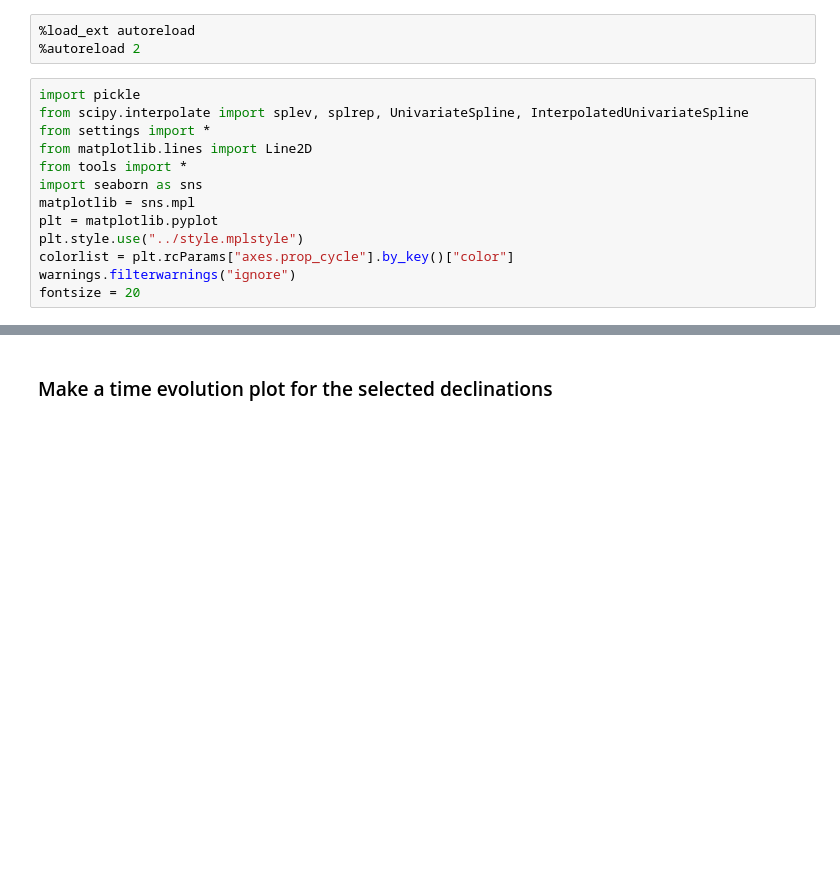
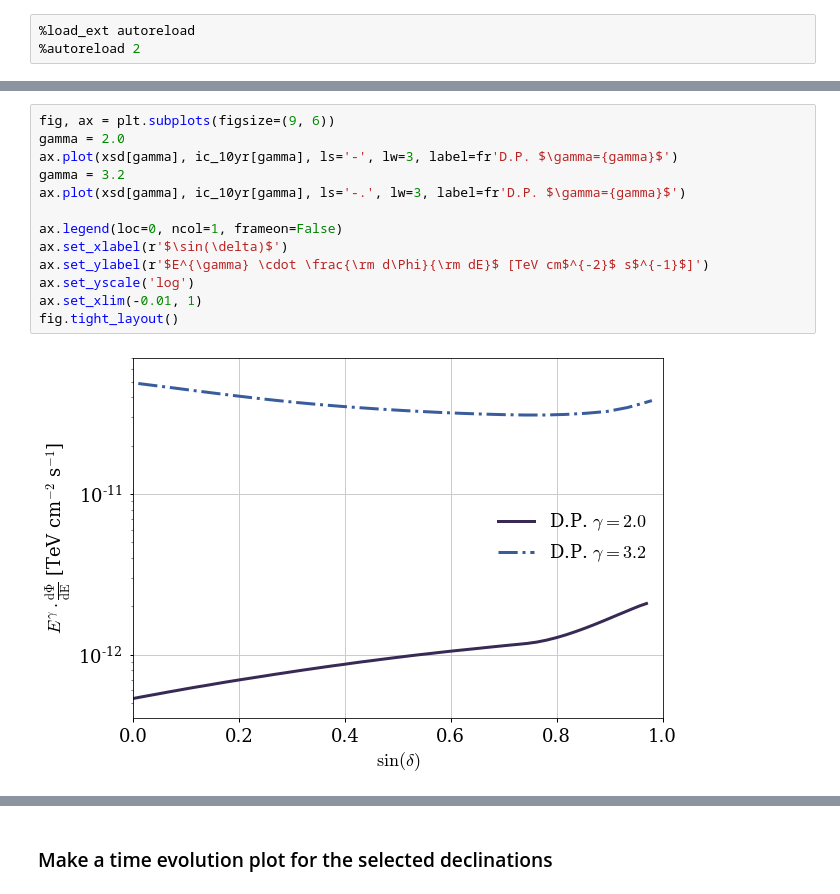
Before and after one commit to PLEnuM-group/Plenum, a Jupyter notebook: notebooks/demo/point_source_discovery_time_evolution.ipynb, the cells around one changed output, grey strips where cells are left out. Drawn from its saved outputs; the diff is of its cells as text; blank space fills up the shorter version.

```diff
--- a/notebooks/demo/point_source_discovery_time_evolution.ipynb
+++ b/notebooks/demo/point_source_discovery_time_evolution.ipynb
@@ -1,16 +1,3 @@
 # %%
 %load_ext autoreload
 %autoreload 2
-# %%
-import pickle
-from scipy.interpolate import splev, splrep, UnivariateSpline, InterpolatedUnivariateSpline
-from settings import *
-from matplotlib.lines import Line2D
-from tools import *
-import seaborn as sns
-matplotlib = sns.mpl
-plt = matplotlib.pyplot
-plt.style.use("../style.mplstyle")
-colorlist = plt.rcParams["axes.prop_cycle"].by_key()["color"]
-warnings.filterwarnings("ignore")
-fontsize = 20
@@ -689,0 +69,15 @@ f.savefig(f'../plots/PLENUM_ps_disc_pot_comparison_gamma20-30_Dots.pdf', bbox_in
+# %%
+fig, ax = plt.subplots(figsize=(9, 6))
+gamma = 2.0
+ax.plot(xsd[gamma], ic_10yr[gamma], ls='-', lw=3, label=fr'D.P. $\gamma={gamma}$')
+gamma = 3.2
+ax.plot(xsd[gamma], ic_10yr[gamma], ls='-.', lw=3, label=fr'D.P. $\gamma={gamma}$')
+
+ax.legend(loc=0, ncol=1, frameon=False)
+ax.set_xlabel(r'$\sin(\delta)$')
+ax.set_ylabel(r'$E^{\gamma} \cdot \frac{\rm d\Phi}{\rm dE}$ [TeV cm$^{-2}$ s$^{-1}$]')
+ax.set_yscale('log')
+ax.set_xlim(-0.01, 1)
+fig.tight_layout()
+# %% [output]
+[figure, added]
```
Also changed, not shown: parts of 71 cells of this notebook, 2 other files.
